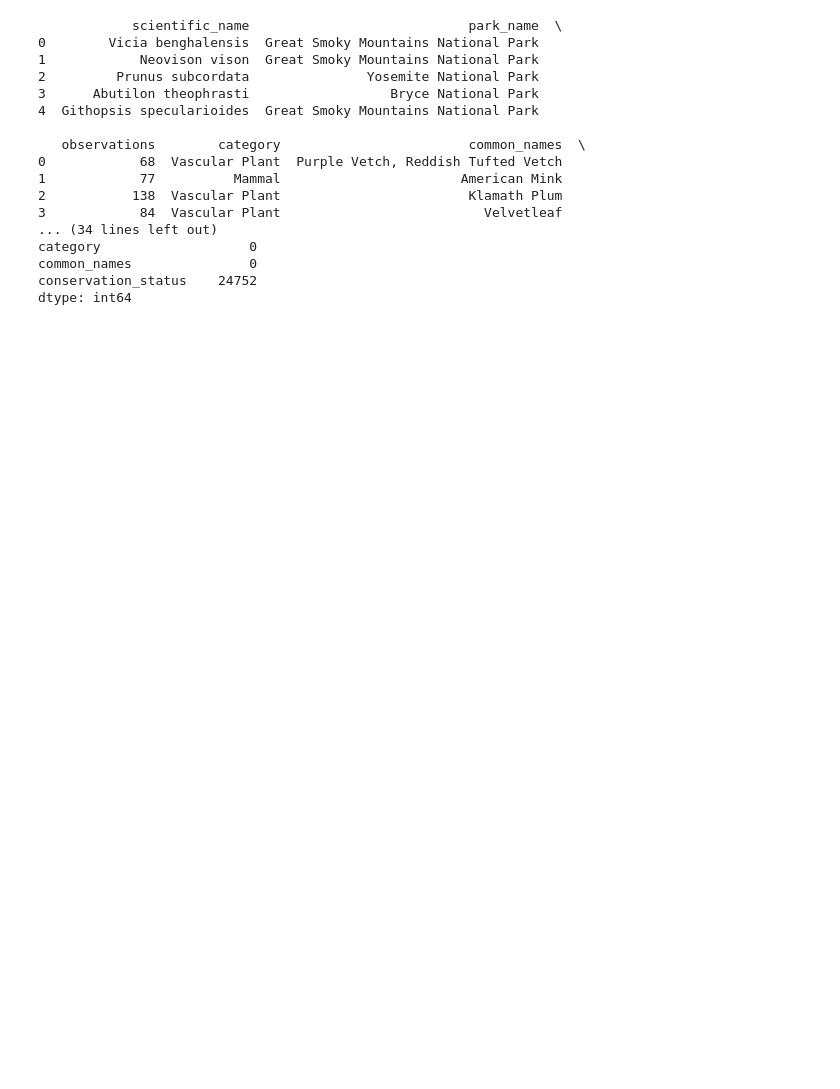
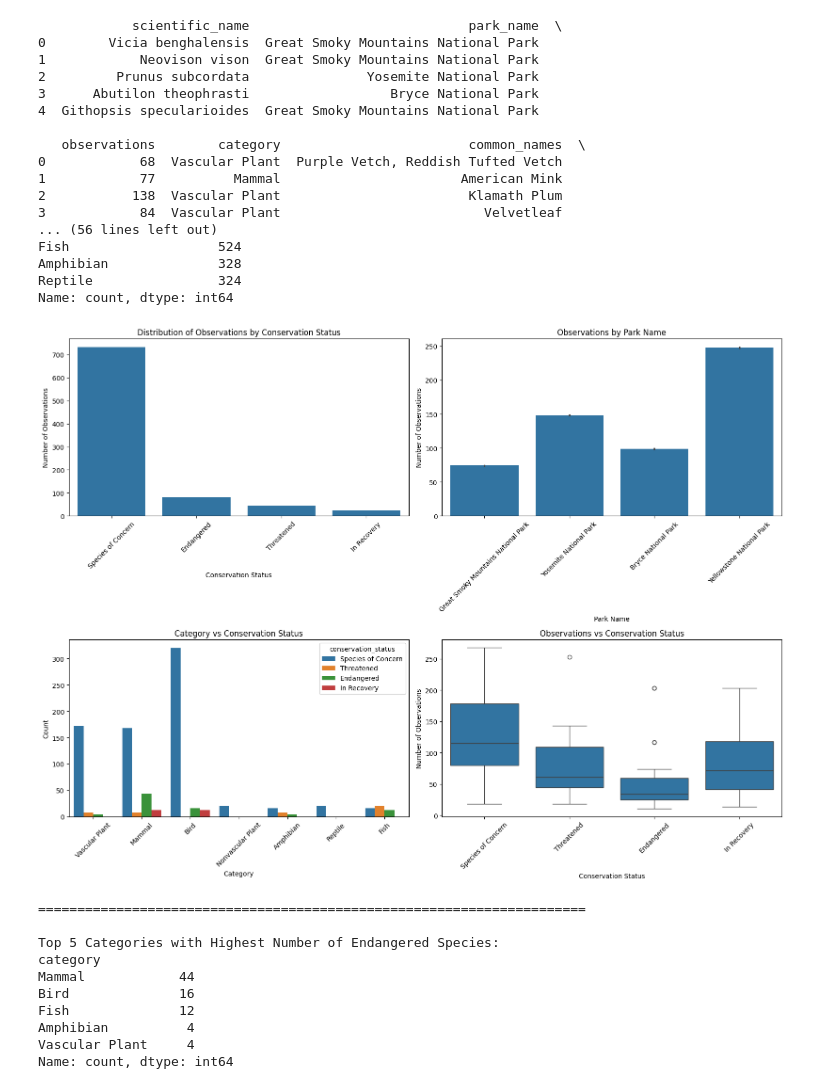
Before and after one commit to IzziePZ/Biodiversity_National_Parks, a Jupyter notebook: biodiversity.ipynb, the cells around one changed output. Cells and saved outputs as stored; diff of their text form; code cells hidden in the pictures; blank space fills up the shorter version.

Commit message:
Visualizations

```diff
--- a/biodiversity.ipynb
+++ b/biodiversity.ipynb
@@ -20,6 +20,17 @@ print(df_merged.head())
 print(df_merged.info())
 print(df_merged.describe())
 print(df_merged.isnull().sum())
+print(df_merged.columns.tolist())
+
+
+
+#print different conservation statuses
+print("\n" + "="*70 + "\n")
+print(df_merged['conservation_status'].value_counts())
+
+print("\n" + "="*70 + "\n")
+print(df_merged['category'].value_counts())
+
 
 # # Explore each dataset
 # print(df_observations.head())
@@ -38,8 +49,64 @@ print(df_merged.isnull().sum())
 1            77          Mammal                       American Mink
 2           138  Vascular Plant                        Klamath Plum
 3            84  Vascular Plant                          Velvetleaf
-... (34 lines left out)
-category                   0
-common_names               0
-conservation_status    24752
-dtype: int64
+... (56 lines left out)
+Fish                   524
+Amphibian              328
+Reptile                324
+Name: count, dtype: int64
+# %%
+# Create a figure with 4 subplots (2x2 grid)
+fig, axes = plt.subplots(2, 2, figsize=(16, 12))
+
+# Plot 1: Distribution of observations by conservation status
+sns.countplot(data=df_merged, x='conservation_status',
+              order=df_merged['conservation_status'].value_counts().index,
+              ax=axes[0, 0])
+axes[0, 0].set_title('Distribution of Observations by Conservation Status')
+axes[0, 0].set_xlabel('Conservation Status')
+axes[0, 0].set_ylabel('Number of Observations')
+axes[0, 0].tick_params(axis='x', rotation=45)
+
+# Plot 2: Observations by park name
+sns.barplot(data=df_merged, x='park_name', y='observations', ax=axes[0, 1])
+axes[0, 1].set_title('Observations by Park Name')
+axes[0, 1].set_xlabel('Park Name')
+axes[0, 1].set_ylabel('Number of Observations')
+axes[0, 1].tick_params(axis='x', rotation=45)
+
+# Plot 3: Category vs Conservation Status
+sns.countplot(data=df_merged, x='category', hue='conservation_status', ax=axes[1, 0])
+axes[1, 0].set_title('Category vs Conservation Status')
+axes[1, 0].set_xlabel('Category')
+axes[1, 0].set_ylabel('Count')
+axes[1, 0].tick_params(axis='x', rotation=45)
+
+# Plot 4: Observations vs conservation status (boxplot)
+sns.boxplot(data=df_merged, x='conservation_status', y='observations', ax=axes[1, 1])
+axes[1, 1].set_title('Observations vs Conservation Status')
+axes[1, 1].set_xlabel('Conservation Status')
+axes[1, 1].set_ylabel('Number of Observations')
+axes[1, 1].tick_params(axis='x', rotation=45)
+
+plt.tight_layout()
+plt.show()
+
+# Top 5 categories with highest number of endangered species
+endangered_counts = df_merged[df_merged['conservation_status'] == 'Endangered']['category'].value_counts().head(5)
+print("\n" + "="*70 + "\n")
+print("Top 5 Categories with Highest Number of Endangered Species:")
+print(endangered_counts)# Regression analysis to predict observations based on conservation status
+X = df_reg.drop('observations', axis=1)
+y = df_reg['observations']
+# %% [output]
+[figure, added]
+======================================================================
+
+Top 5 Categories with Highest Number of Endangered Species:
+category
+Mammal            44
+Bird              16
+Fish              12
+Amphibian          4
+Vascular Plant     4
+Name: count, dtype: int64
```
